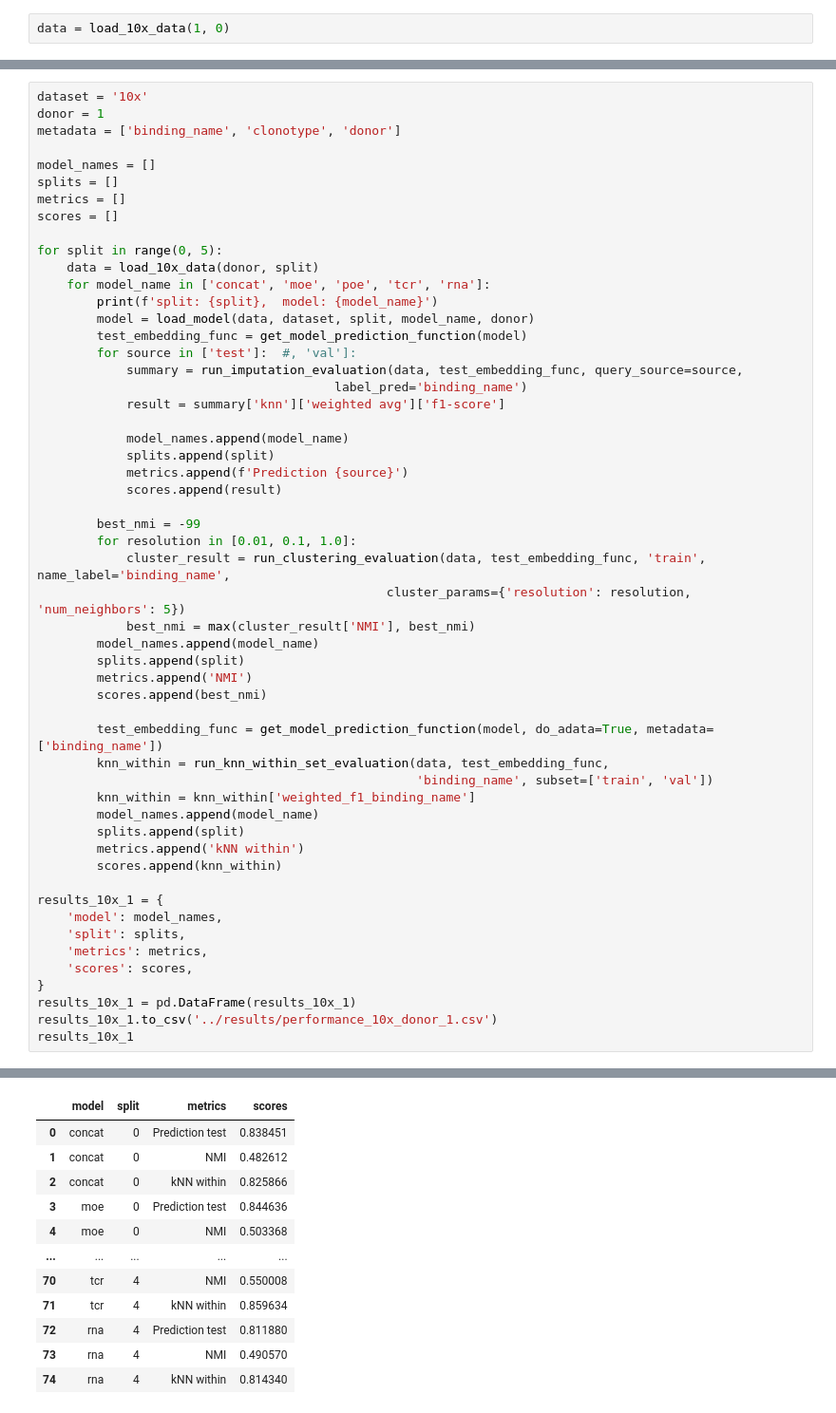
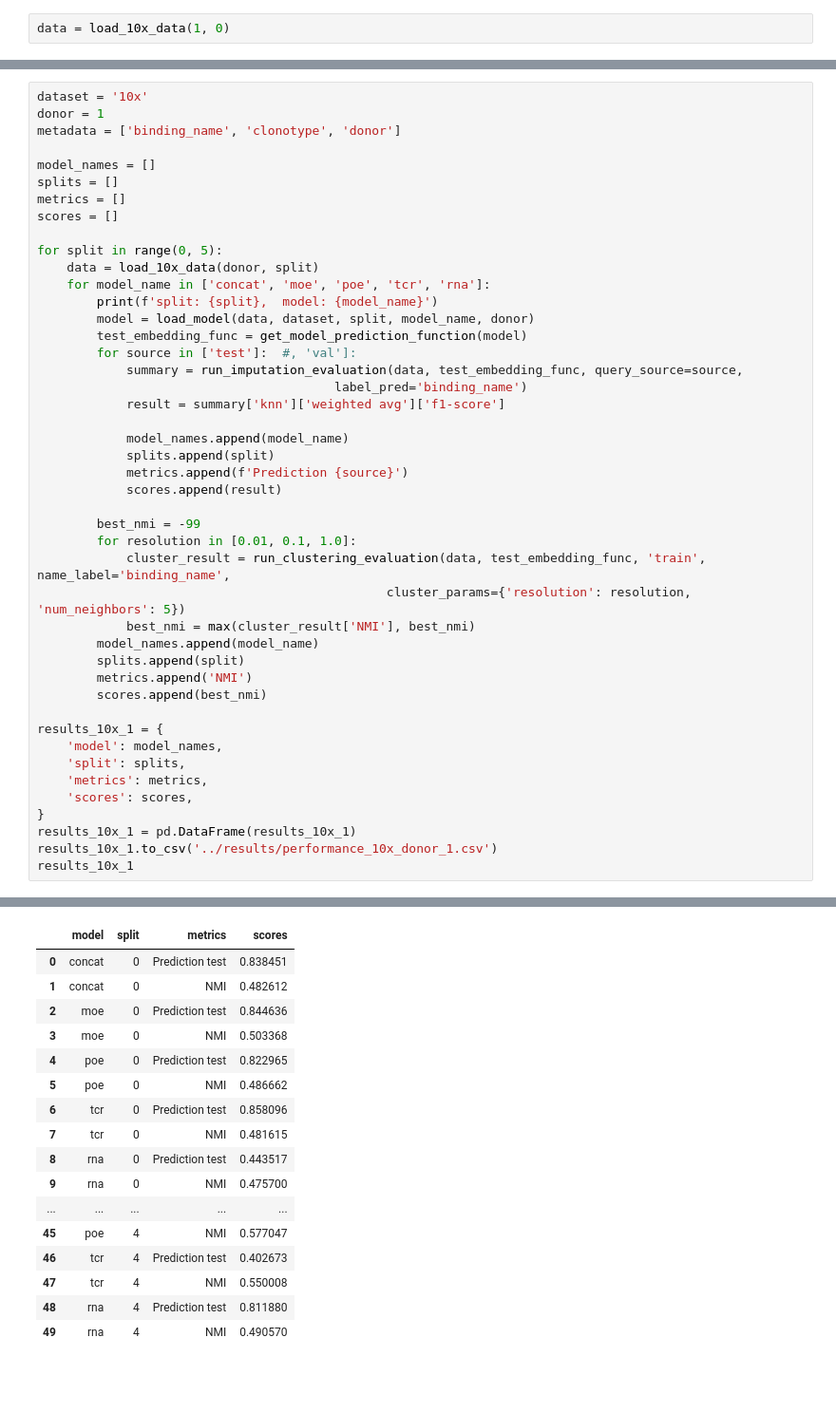
Before and after one commit to SchubertLab/mvTCR_reproducibility, a Jupyter notebook: evaluation/Evaluation_Fig_1.ipynb, the cells around one changed output, grey strips where cells are left out. Shown at 95% size. Saved outputs shown, nothing was run; the diff lists cells and outputs as text; blank space fills up the shorter version.

```diff
--- a/evaluation/Evaluation_Fig_1.ipynb
+++ b/evaluation/Evaluation_Fig_1.ipynb
@@ -108,51 +93,47 @@ for split in range(0, 5):
         metrics.append('NMI')
         scores.append(best_nmi)
 
-        test_embedding_func = get_model_prediction_function(model, do_adata=True, metadata=['binding_name'])
-        knn_within = run_knn_within_set_evaluation(data, test_embedding_func,
-                                                   'binding_name', subset=['train', 'val'])
-        knn_within = knn_within['weighted_f1_binding_name']
-        model_names.append(model_name)
-        splits.append(split)
-        metrics.append('kNN within')
-        scores.append(knn_within)
-
 results_10x_1 = {
     'model': model_names,
     'split': splits,
     'metrics': metrics,
     'scores': scores,
 }
 results_10x_1 = pd.DataFrame(results_10x_1)
 results_10x_1.to_csv('../results/performance_10x_donor_1.csv')
 results_10x_1
 # %% [output]
 split: 0,  model: concat
 split: 0,  model: moe
 split: 0,  model: poe
 split: 0,  model: tcr
 split: 0,  model: rna
 split: 1,  model: concat
 split: 1,  model: moe
 split: 1,  model: poe
 split: 1,  model: tcr
 split: 1,  model: rna
 split: 2,  model: concat
 split: 2,  model: moe
 ... (9 lines left out)
 split: 4,  model: moe
 split: 4,  model: poe
 split: 4,  model: tcr
 split: 4,  model: rna
 |  | model | split | metrics | scores |
 | 0 | concat | 0 | Prediction test | 0.838451 |
 | 1 | concat | 0 | NMI | 0.482612 |
-| 2 | concat | 0 | kNN within | 0.825866 |
-| 3 | moe | 0 | Prediction test | 0.844636 |
-| 4 | moe | 0 | NMI | 0.503368 |
+| 2 | moe | 0 | Prediction test | 0.844636 |
+| 3 | moe | 0 | NMI | 0.503368 |
+| 4 | poe | 0 | Prediction test | 0.822965 |
+| 5 | poe | 0 | NMI | 0.486662 |
+| 6 | tcr | 0 | Prediction test | 0.858096 |
+| 7 | tcr | 0 | NMI | 0.481615 |
+| 8 | rna | 0 | Prediction test | 0.443517 |
+| 9 | rna | 0 | NMI | 0.475700 |
 | ... | ... | ... | ... | ... |
-| 70 | tcr | 4 | NMI | 0.550008 |
-| 71 | tcr | 4 | kNN within | 0.859634 |
-| 72 | rna | 4 | Prediction test | 0.811880 |
-| 73 | rna | 4 | NMI | 0.490570 |
-| 74 | rna | 4 | kNN within | 0.814340 |
+| 45 | poe | 4 | NMI | 0.577047 |
+| 46 | tcr | 4 | Prediction test | 0.402673 |
+| 47 | tcr | 4 | NMI | 0.550008 |
+| 48 | rna | 4 | Prediction test | 0.811880 |
+| 49 | rna | 4 | NMI | 0.490570 |
```
Also changed, not shown: parts of 6 cells of this notebook, 4 other files.
